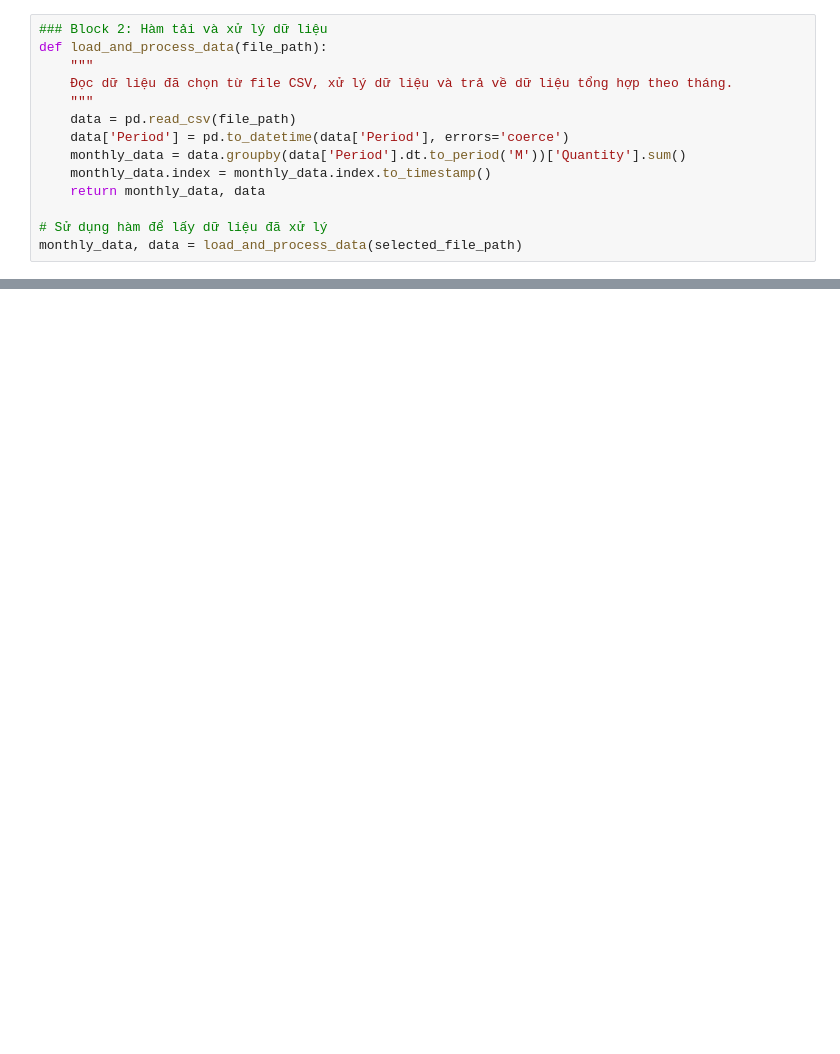
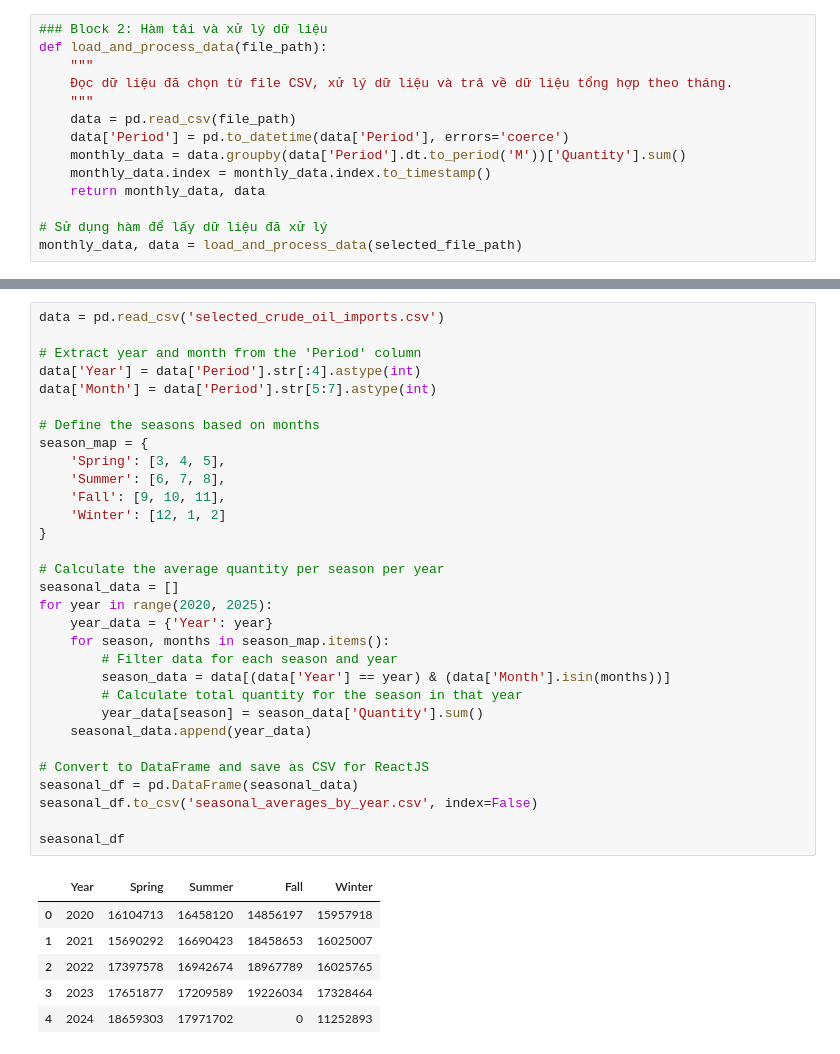
Before and after one commit to thien71/data-mining, a Jupyter notebook: src/data-ingestion/app.ipynb, the cells around one changed output, grey strips where cells are left out. Cells and saved outputs as stored; diff of their text form; blank space fills up the shorter version.

```diff
--- a/src/data-ingestion/app.ipynb
+++ b/src/data-ingestion/app.ipynb
@@ -126,0 +197,38 @@ plot_correlation_map(data)
+# %%
+data = pd.read_csv('selected_crude_oil_imports.csv')
+
+# Extract year and month from the 'Period' column
+data['Year'] = data['Period'].str[:4].astype(int)
+data['Month'] = data['Period'].str[5:7].astype(int)
+
+# Define the seasons based on months
+season_map = {
+    'Spring': [3, 4, 5],
+    'Summer': [6, 7, 8],
+    'Fall': [9, 10, 11],
+    'Winter': [12, 1, 2]
+}
+
+# Calculate the average quantity per season per year
+seasonal_data = []
+for year in range(2020, 2025):
+    year_data = {'Year': year}
+    for season, months in season_map.items():
+        # Filter data for each season and year
+        season_data = data[(data['Year'] == year) & (data['Month'].isin(months))]
+        # Calculate total quantity for the season in that year
+        year_data[season] = season_data['Quantity'].sum()
+    seasonal_data.append(year_data)
+
+# Convert to DataFrame and save as CSV for ReactJS
+seasonal_df = pd.DataFrame(seasonal_data)
+seasonal_df.to_csv('seasonal_averages_by_year.csv', index=False)
+
+seasonal_df
+# %% [output]
+|  | Year | Spring | Summer | Fall | Winter |
+| 0 | 2020 | 16104713 | 16458120 | 14856197 | 15957918 |
+| 1 | 2021 | 15690292 | 16690423 | 18458653 | 16025007 |
+| 2 | 2022 | 17397578 | 16942674 | 18967789 | 16025765 |
+| 3 | 2023 | 17651877 | 17209589 | 19226034 | 17328464 |
+| 4 | 2024 | 18659303 | 17971702 | 0 | 11252893 |
```
Also changed, not shown: parts of 7 cells of this notebook, 5 other files.
